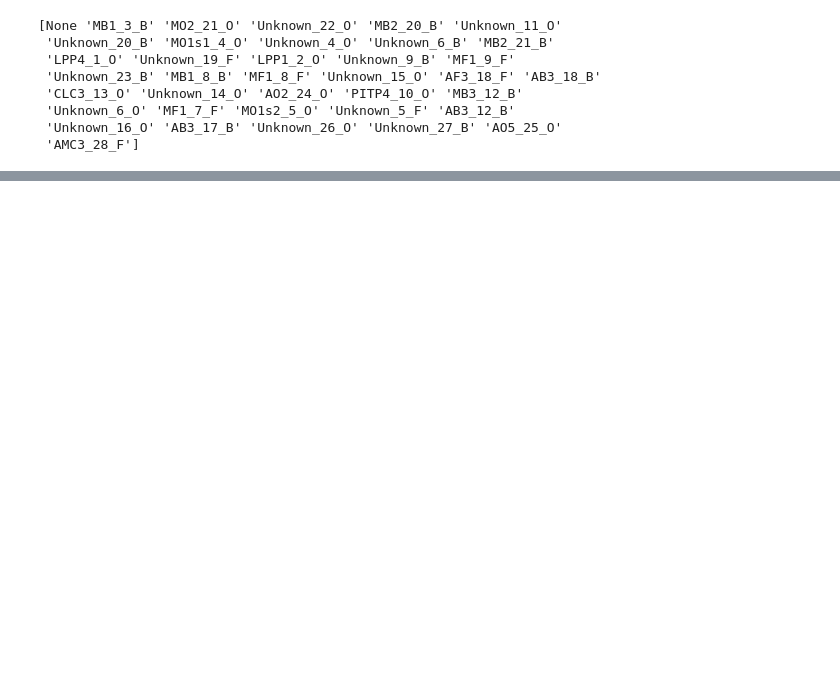
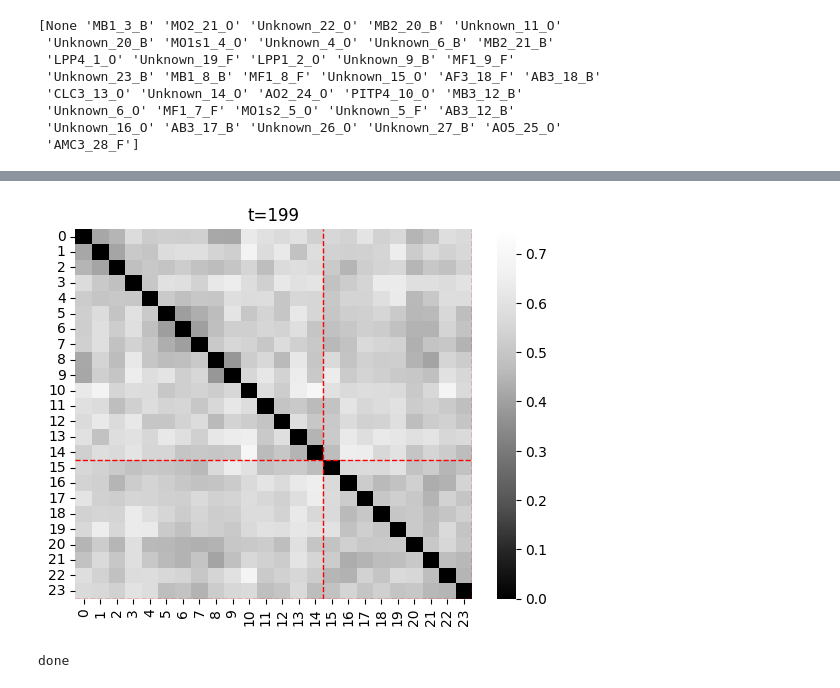
Before and after one commit to aimarvi/triplen, a Jupyter notebook: stretching.ipynb, the cells around one changed output, grey strips where cells are left out. Saved outputs shown, nothing was run; the diff lists cells and outputs as text; code cells hidden in the pictures; blank space fills up the shorter version.

```diff
--- a/stretching.ipynb
+++ b/stretching.ipynb
@@ -60,0 +71,50 @@ for k,v in img_sets.items():
+# %%
+from IPython.display import clear_output
+import time
+
+metric = 'correlation'
+roi = 'MF1_7_F' #'MF1_9_F'
+roi_data = raster_data[(raster_data['roi']==roi)]
+stacked = np.stack(roi_data['img_psth'])
+
+for i in range(200):
+    fig, ax = plt.subplots(1,1)
+    substacked = stacked[:, i, 1000:1024]
+    rdm = squareform(pdist(substacked.T, metric=metric))
+    sns.heatmap(rdm, cmap=sns.color_palette('Greys_r', as_cmap=True), vmax=0.75, ax=ax)
+    ax.set_title(f't={i}')
+
+    ax.axvline(x=15, color='red', linestyle='--', linewidth=1)
+    ax.axhline(y=15, color='red', linestyle='--', linewidth=1)
+    ax.axvline(x=24, color='red', linestyle='--', linewidth=1)
+    ax.axhline(y=24, color='red', linestyle='--', linewidth=1)
+
+    plt.show()
+    time.sleep(0.01)
+    clear_output(wait=True)
+# %% [output]
+[figure, added]
+# %%
+savedir = '../gifs/localizer_set/'
+if not os.path.exists(savedir):
+    os.makedirs(savedir)
+
+metric = 'correlation'
+
+roi = 'MF1_7_F' #'MF1_9_F'
+roi_data = raster_data[(raster_data['roi']==roi)]
+stacked = np.stack(roi_data['img_psth'])
+
+for i in tqdm(range(200)):
+    fig, ax = plt.subplots()
+    substacked = stacked[:, i, 1000:1024]
+    rdm = squareform(pdist(substacked.T, metric=metric))
+    sns.heatmap(rdm, cmap=sns.color_palette('Greys_r', as_cmap=True), vmax=0.75, ax=ax)
+    ax.set_title(f't={i}')
+    plt.tight_layout()
+    plt.savefig(os.path.join(savedir,f'frame_{i:03d}.png'), dpi=300, transparent=False, bbox_inches='tight')
+    plt.close(fig)
+
+print('done')
+# %% [output]
+done
```
Also changed, not shown: parts of 2 cells of this notebook, 1 other file.
